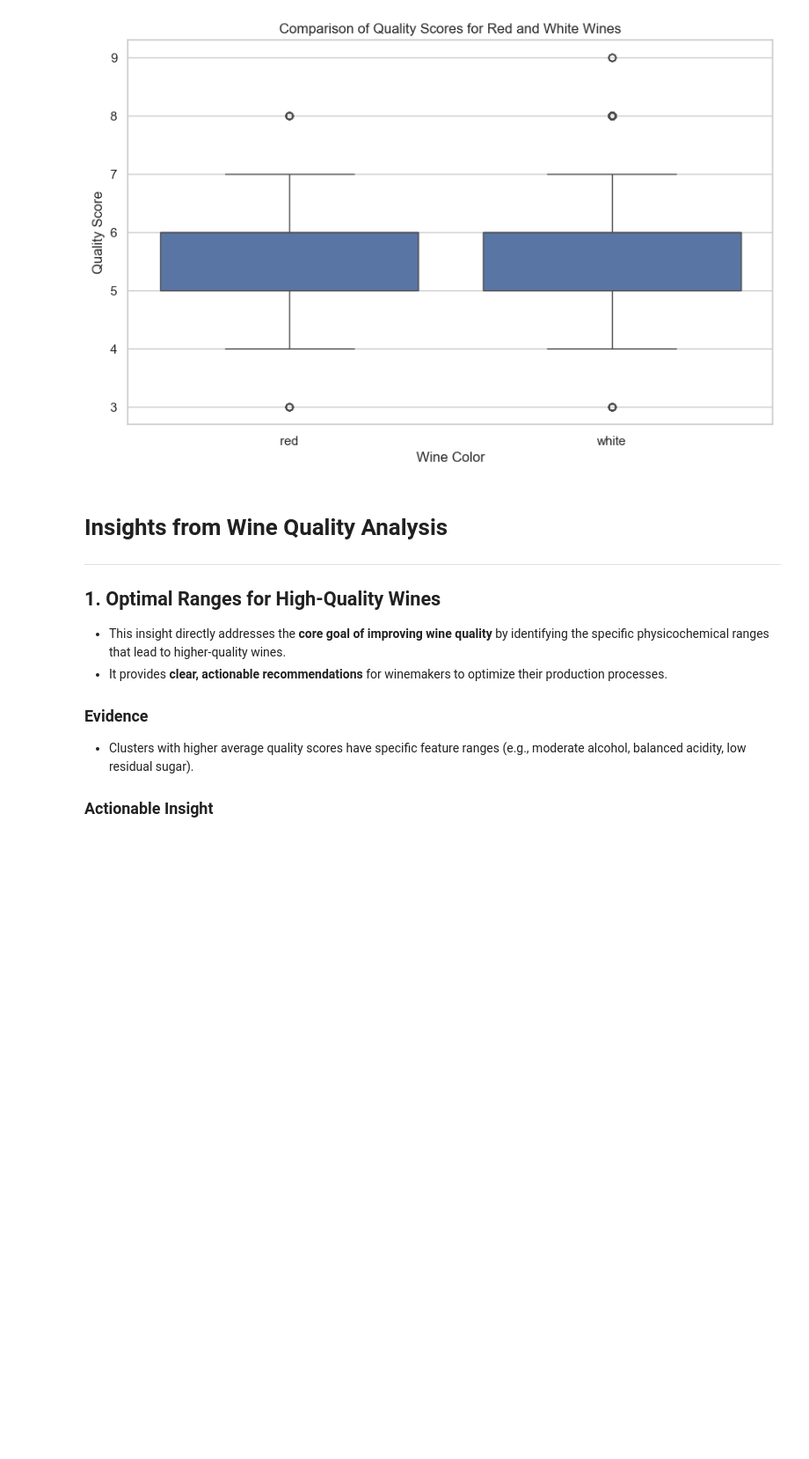
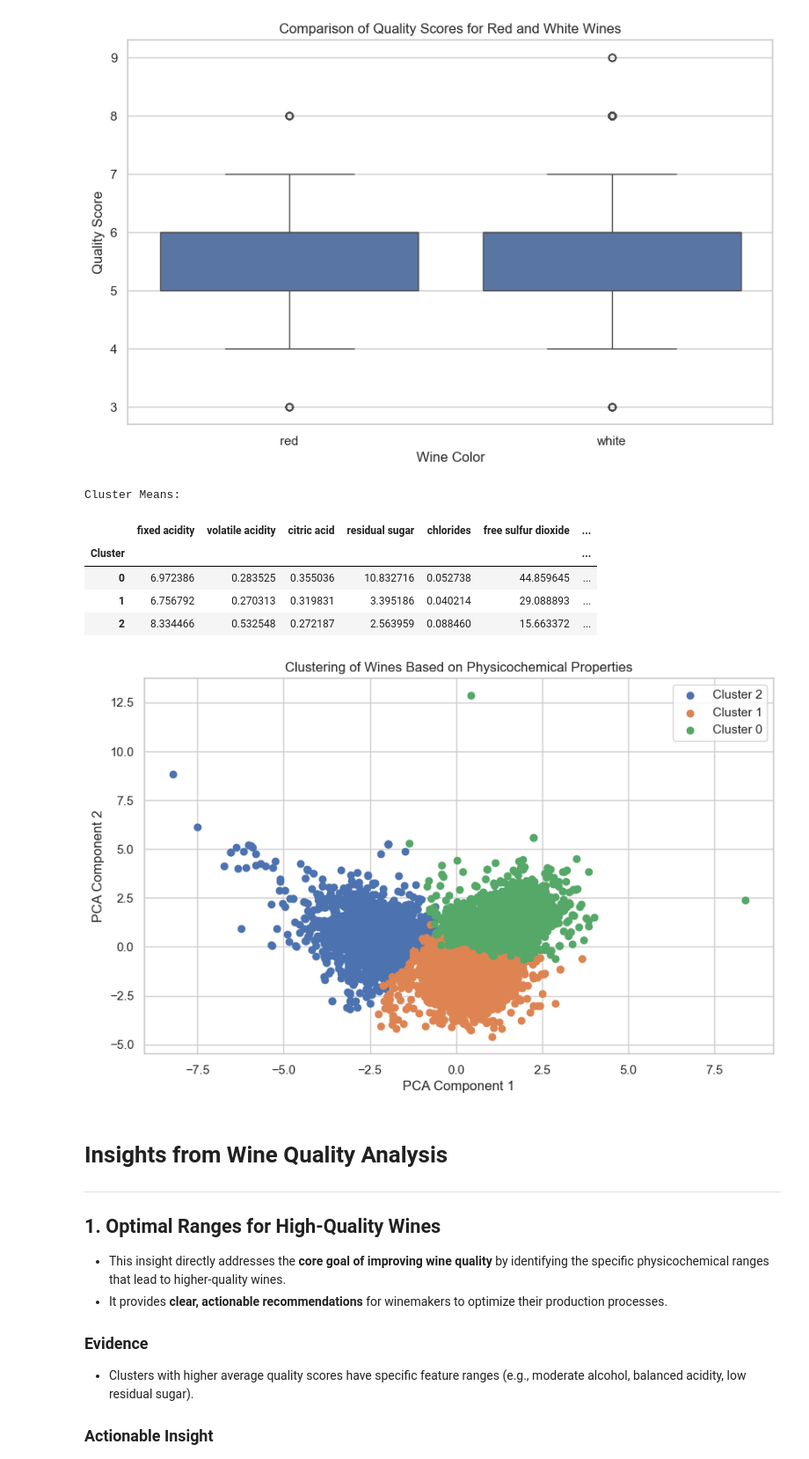
Before and after one commit to Nil-Al/Clustering_2, a Jupyter notebook: SEE_vs_H.ipynb, the cells around one changed output. Shown at 88% size. Saved outputs shown, nothing was run; the diff lists cells and outputs as text; code cells hidden in the pictures; blank space fills up the shorter version.

```diff
--- a/SEE_vs_H.ipynb
+++ b/SEE_vs_H.ipynb
@@ -206,6 +206,47 @@ Cluster
 1        3.192051   0.459474  10.329615
 [figure]
 [figure]
+# %%
+from sklearn.cluster import KMeans
+from sklearn.preprocessing import StandardScaler
+
+# Standardize the data (important for k-means)
+scaler = StandardScaler()
+X_scaled = scaler.fit_transform(wine_data.iloc[:, :-2])  # Exclude 'quality' and 'color'
+
+# Perform k-means clustering
+kmeans = KMeans(n_clusters=3, random_state=42)  # Use optimal_k from earlier analysis
+wine_data['Cluster'] = kmeans.fit_predict(X_scaled)
+
+# Analyze cluster means (exclude non-numeric columns like 'color')
+cluster_means = wine_data.groupby('Cluster').mean(numeric_only=True)
+print("Cluster Means:")
+display(cluster_means)
+
+# Visualize clusters using PCA (for 2D visualization)
+from sklearn.decomposition import PCA
+
+# Reduce dimensions to 2D using PCA
+pca = PCA(n_components=2)
+X_pca = pca.fit_transform(X_scaled)
+
+# Plot clusters
+plt.figure(figsize=(10, 6))
+for cluster in wine_data['Cluster'].unique():
+    plt.scatter(X_pca[wine_data['Cluster'] == cluster, 0], X_pca[wine_data['Cluster'] == cluster, 1], label=f'Cluster {cluster}')
+plt.title('Clustering of Wines Based on Physicochemical Properties')
+plt.xlabel('PCA Component 1')
+plt.ylabel('PCA Component 2')
+plt.legend()
+plt.show()
+# %% [output]
+Cluster Means:
+|  | fixed acidity | volatile acidity | citric acid | residual sugar | chlorides | free sulfur dioxide | ... |
+| Cluster |  |  |  |  |  |  | ... |
+| 0 | 6.972386 | 0.283525 | 0.355036 | 10.832716 | 0.052738 | 44.859645 | ... |
+| 1 | 6.756792 | 0.270313 | 0.319831 | 3.395186 | 0.040214 | 29.088893 | ... |
+| 2 | 8.334466 | 0.532548 | 0.272187 | 2.563959 | 0.088460 | 15.663372 | ... |
+[figure, added]
 # %% [markdown]
 # Insights from Wine Quality Analysis
 
```
